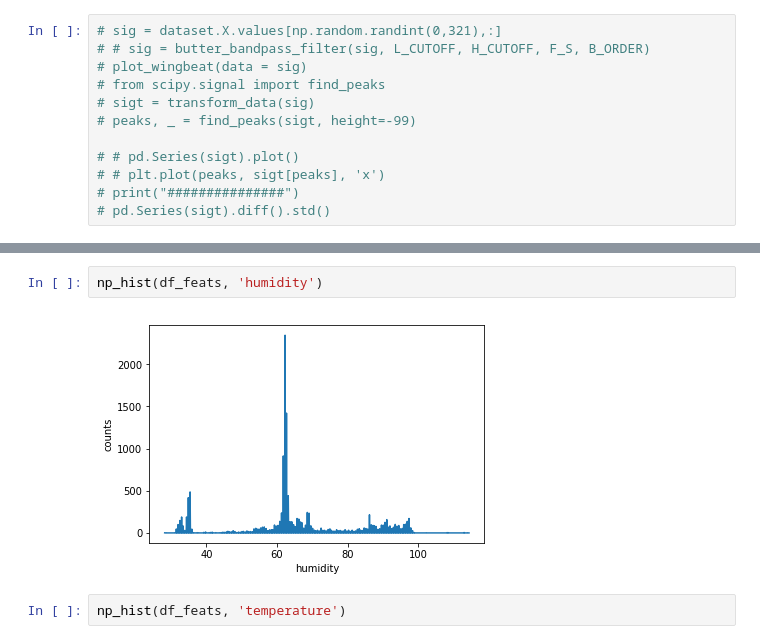
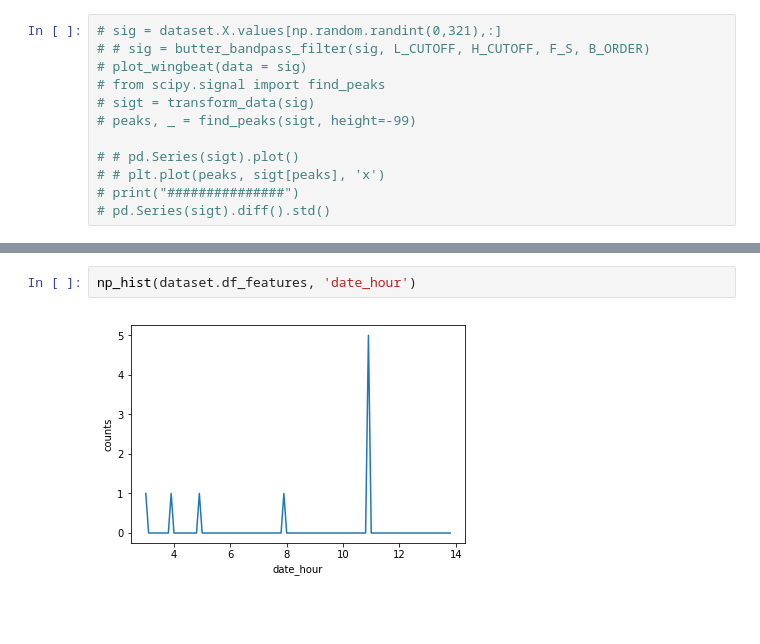
Before and after one commit to kalfasyan/wingbeat_frequencies, a Jupyter notebook: Analyzing_SDcard_data.ipynb, the cells around one changed output, grey strips where cells are left out. Saved outputs shown, nothing was run; the diff lists cells and outputs as text; blank space fills up the shorter version.

```diff
--- a/Analyzing_SDcard_data.ipynb
+++ b/Analyzing_SDcard_data.ipynb
@@ -70,6 +44,4 @@ dataset.get_sensor_features(temp_humd=True, hist_temp=True, hist_humd=True)
-# %%
-np_hist(df_feats, 'humidity')
-# %% [output]
-[figure, removed]
-# %%
-np_hist(df_feats, 'temperature')
+# %%
+np_hist(dataset.df_features, 'date_hour')
+# %% [output]
+[figure, added]
```
Also changed, not shown: parts of 12 cells of this notebook.
